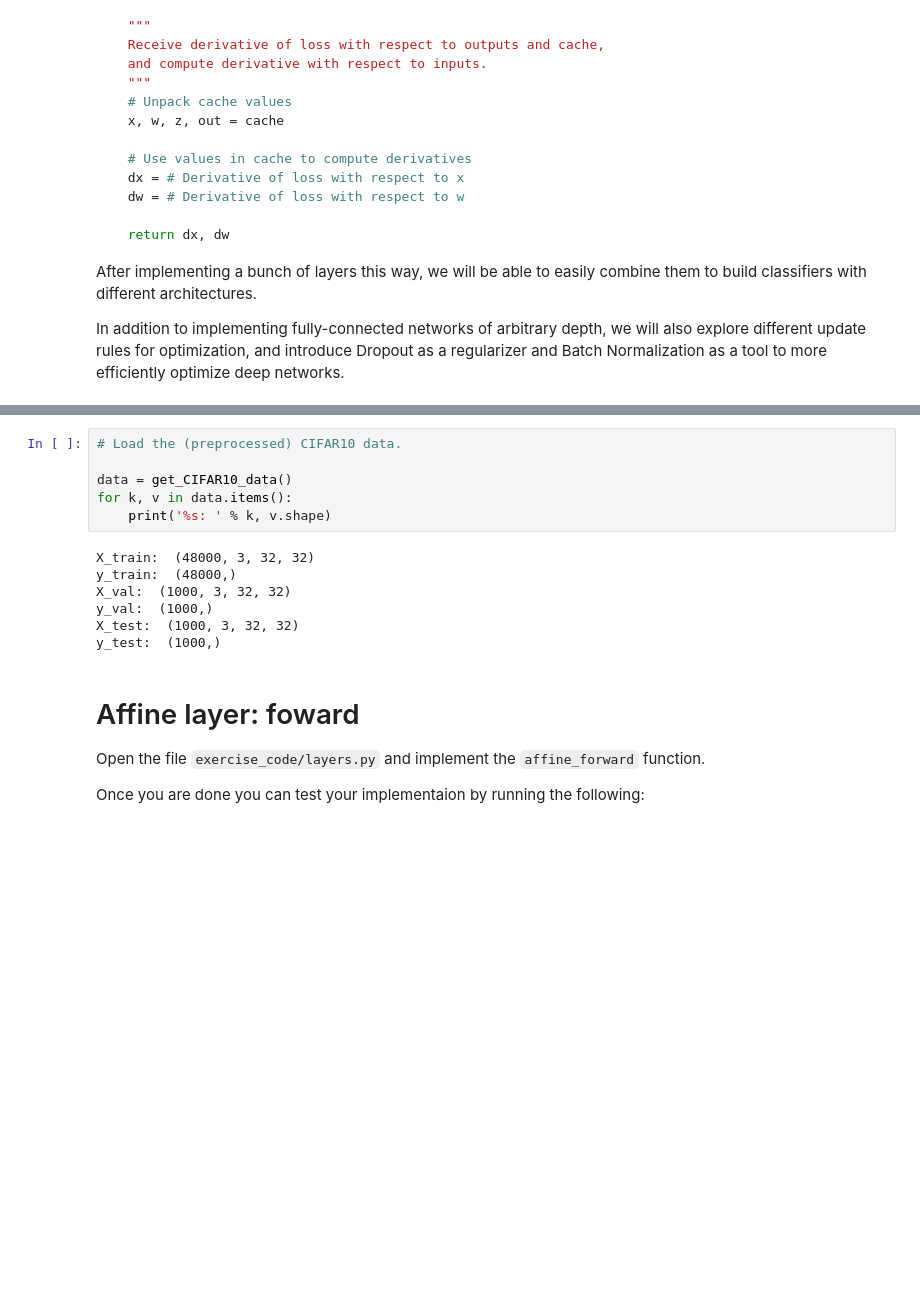
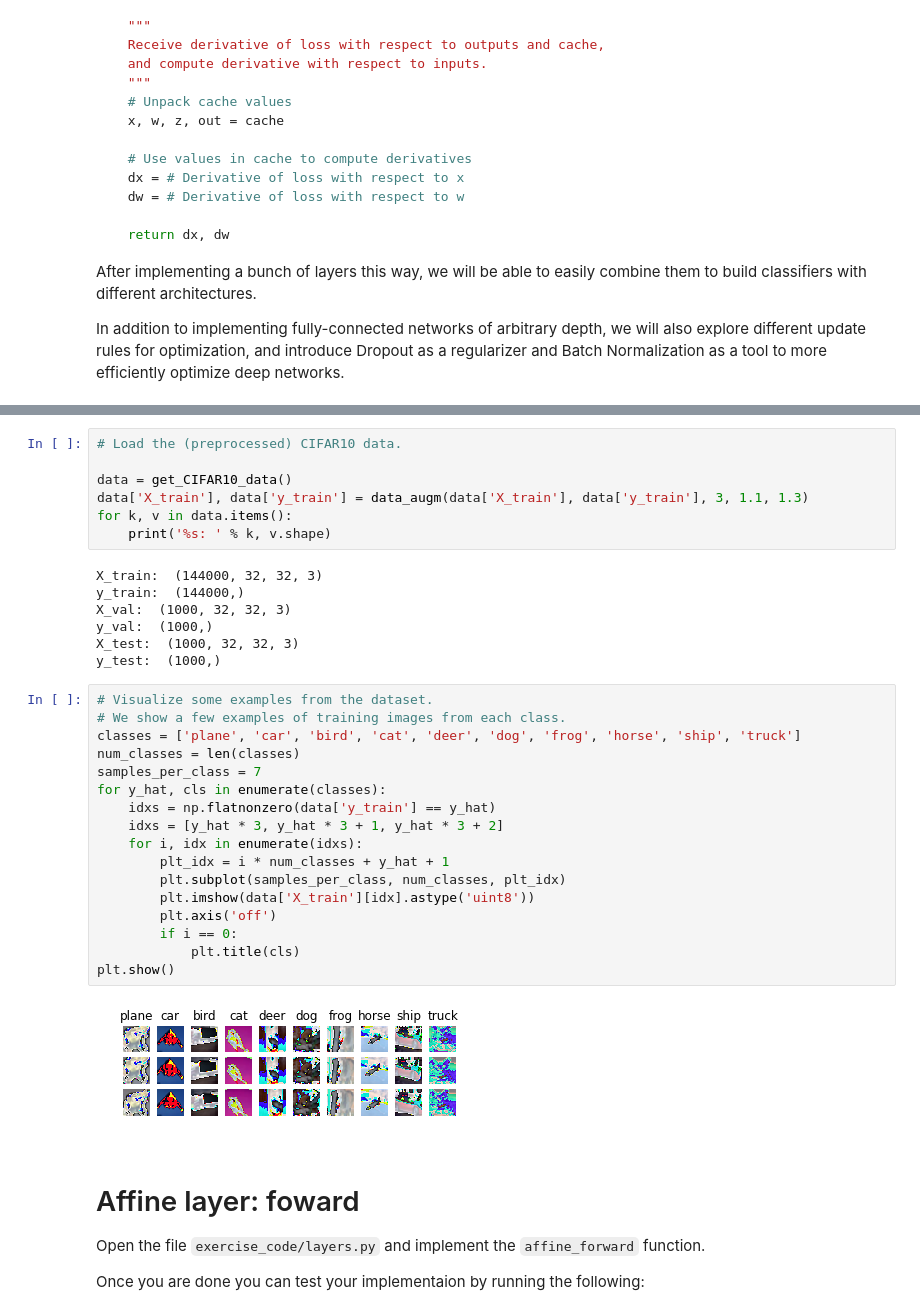
Before and after one commit to cornerfarmer/i2dl, a Jupyter notebook: exercise_2/1_FullyConnectedNets.ipynb, the cells around one changed output, grey strips where cells are left out. Drawn from its saved outputs; the diff is of its cells as text; blank space fills up the shorter version.

Commit message:
Adds data augmentation

```diff
--- a/exercise_2/1_FullyConnectedNets.ipynb
+++ b/exercise_2/1_FullyConnectedNets.ipynb
@@ -70,15 +70,35 @@ def rel_error(x, y):
 # Load the (preprocessed) CIFAR10 data.
 
 data = get_CIFAR10_data()
+data['X_train'], data['y_train'] = data_augm(data['X_train'], data['y_train'], 3, 1.1, 1.3)
 for k, v in data.items():
     print('%s: ' % k, v.shape)
 # %% [output]
-X_train:  (48000, 3, 32, 32)
-y_train:  (48000,)
-X_val:  (1000, 3, 32, 32)
+X_train:  (144000, 32, 32, 3)
+y_train:  (144000,)
+X_val:  (1000, 32, 32, 3)
 y_val:  (1000,)
-X_test:  (1000, 3, 32, 32)
+X_test:  (1000, 32, 32, 3)
 y_test:  (1000,)
+# %%
+# Visualize some examples from the dataset.
+# We show a few examples of training images from each class.
+classes = ['plane', 'car', 'bird', 'cat', 'deer', 'dog', 'frog', 'horse', 'ship', 'truck']
+num_classes = len(classes)
+samples_per_class = 7
+for y_hat, cls in enumerate(classes):
+    idxs = np.flatnonzero(data['y_train'] == y_hat)
+    idxs = [y_hat * 3, y_hat * 3 + 1, y_hat * 3 + 2]
+    for i, idx in enumerate(idxs):
+        plt_idx = i * num_classes + y_hat + 1
+        plt.subplot(samples_per_class, num_classes, plt_idx)
+        plt.imshow(data['X_train'][idx].astype('uint8'))
+        plt.axis('off')
+        if i == 0:
+            plt.title(cls)
+plt.show()
+# %% [output]
+[figure, added]
 # %% [markdown]
 # Affine layer: foward
 Open the file `exercise_code/layers.py` and implement the `affine_forward` function.
```
Also changed, not shown: parts of 1 cell of this notebook, 7 other files.
